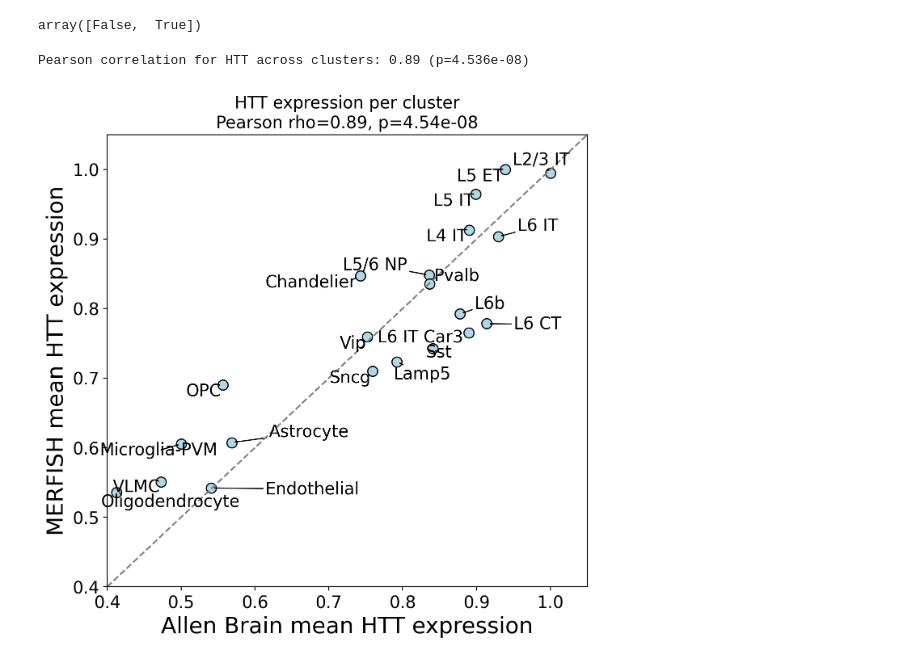
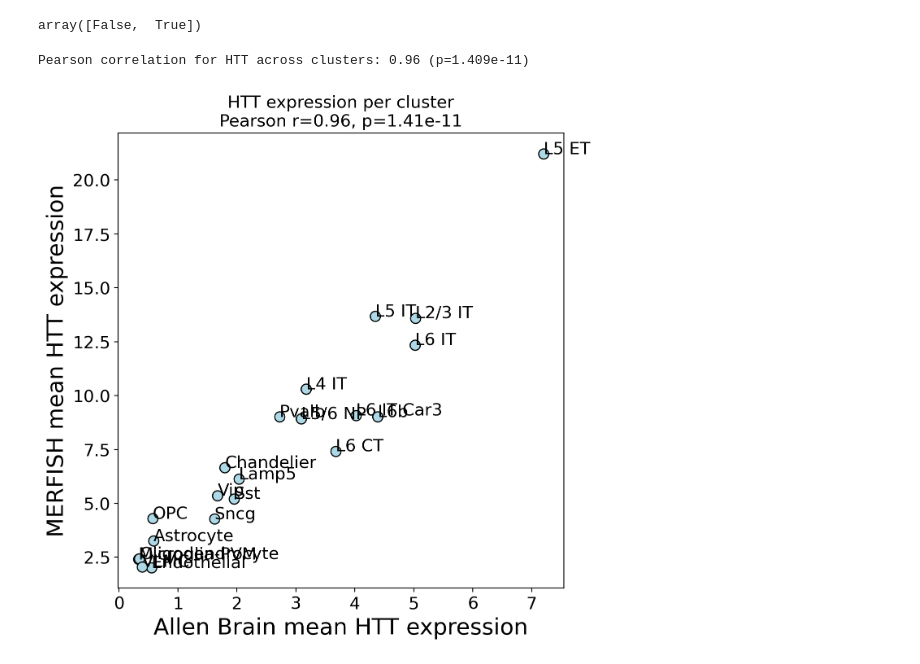
Before and after one commit to oleolatz/HDMMERFISH, a Jupyter notebook: Scripts/FIGURE_1_relatedScripts.ipynb, the cells around one changed output. Drawn from its saved outputs; the diff is of its cells as text; code cells hidden in the pictures.

```diff
--- a/Scripts/FIGURE_1_relatedScripts.ipynb
+++ b/Scripts/FIGURE_1_relatedScripts.ipynb
@@ -283,31 +281,0 @@ aba_means_norm = aba_means / aba_means.max()
-# %%
-common_clusters = m_means_norm.index.intersection(aba_means_norm.index)
-
-m_vals_norm = m_means_norm.loc[common_clusters]
-aba_vals_norm = aba_means_norm.loc[common_clusters]
-
-rho, pval = pearsonr(m_vals_norm, aba_vals_norm)
-print(f"Pearson correlation for HTT across clusters: {rho:.2f} (p={pval:.3e})")
-# %% [output]
-Pearson correlation for HTT across clusters: 0.89 (p=4.536e-08)
-# %%
-plt.figure(figsize=(7,7))
-plt.scatter(aba_vals_norm, m_vals_norm, c='lightblue', s=80, edgecolor='black')
-texts = []
-for c in common_clusters:
-    texts.append(plt.text( aba_vals_norm[c], m_vals_norm[c], c, fontsize=15))
-
-adjust_text(texts, arrowprops=dict(arrowstyle='->', color='black'))
-
-plt.ylabel('MERFISH mean HTT expression', size=20)
-plt.xlabel('Allen Brain mean HTT expression', size=20)
-plt.yticks(size=15)
-plt.xticks(size=15)
-plt.title(f'HTT expression per cluster\nPearson rho={rho:.2f}, p={pval:.2e}', size=15)
-plt.axline((0,0), slope=1, color='gray', linestyle='--')
-plt.xlim(0.4,1.05)
-plt.ylim(0.4,1.05)
-plt.tight_layout()
-plt.show()
-# %% [output]
-[figure, removed]
@@ -313,0 +314,43 @@ plt.show()
+# %%
+common_clusters = m_expr.index.intersection(aba_expr.index)
+
+m_expr = m_expr.loc[common_clusters]
+aba_expr = aba_expr.loc[common_clusters]
+
+rho, pval = pearsonr(m_expr.squeeze().values,aba_expr.squeeze().values)
+print(f"Pearson correlation for HTT across clusters: {rho:.2f} (p={pval:.3e})")
+# %% [output]
+Pearson correlation for HTT across clusters: 0.96 (p=1.409e-11)
+# %%
+plt.figure(figsize=(7,7))
+plt.scatter(
+    aba_expr.values,
+    m_expr.values,
+    c='lightblue',
+    s=80,
+    edgecolor='black'
+)
+
+texts = []
+for c in aba_expr.index:
+    texts.append(
+        plt.text(
+            aba_expr.loc[c],
+            m_expr.loc[c],
+            c,
+            fontsize=15
+        )
+    )
+
+#adjust_text(texts, arrowprops=dict(arrowstyle='->', color='black'))
+
+plt.ylabel('MERFISH mean HTT expression', size=20)
+plt.xlabel('Allen Brain mean HTT expression', size=20)
+plt.title(f'HTT expression per cluster\nPearson r={rho:.2f}, p={pval:.2e}', size=15)
+plt.xticks(size=15)
+plt.yticks(size=15)
+plt.tight_layout()
+plt.savefig('Figures/F1F.png', dpi=300, bbox_inches='tight')
+plt.show()
+# %% [output]
+[figure, added]
```
Also changed, not shown: parts of 18 cells of this notebook.
